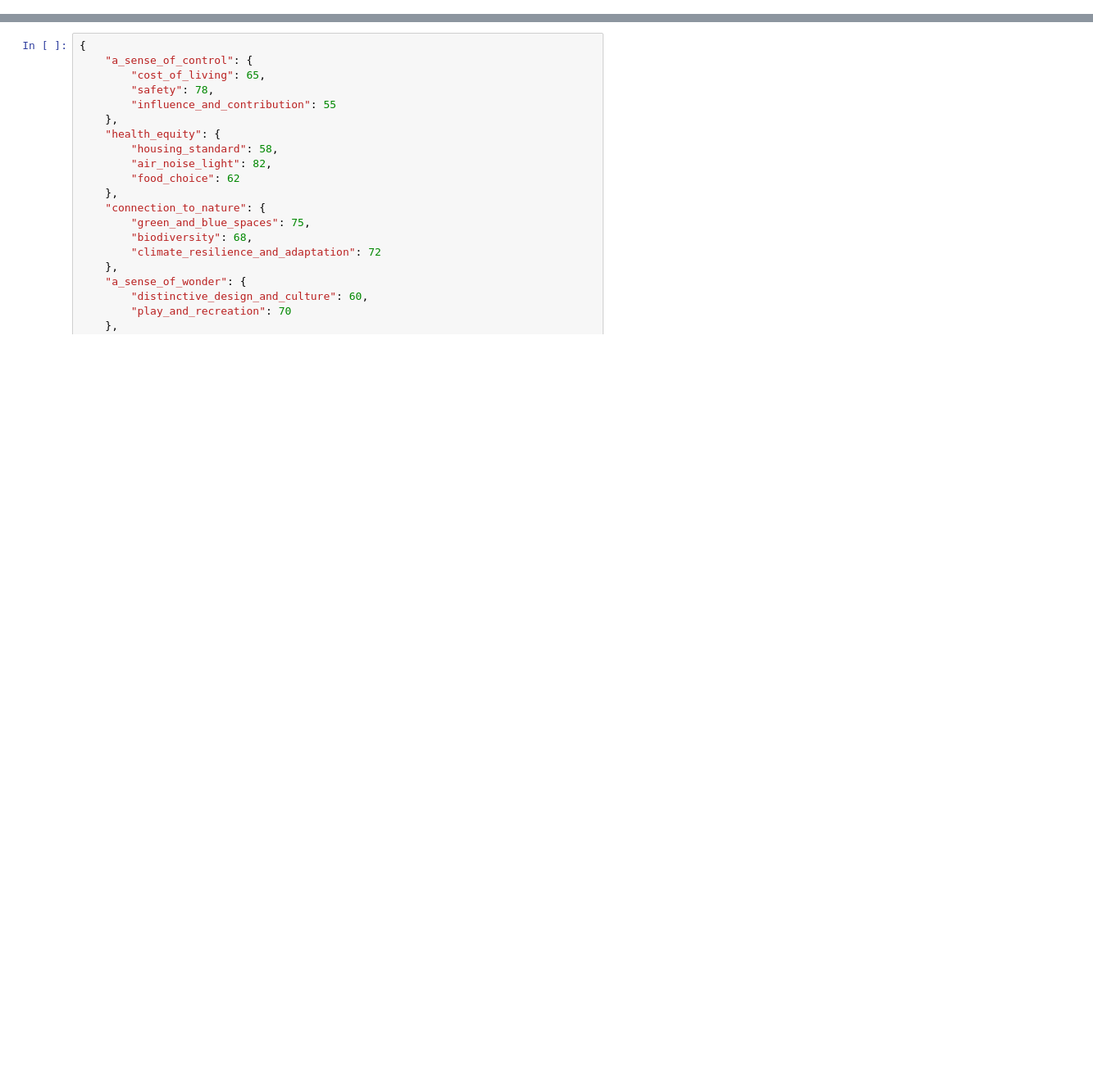
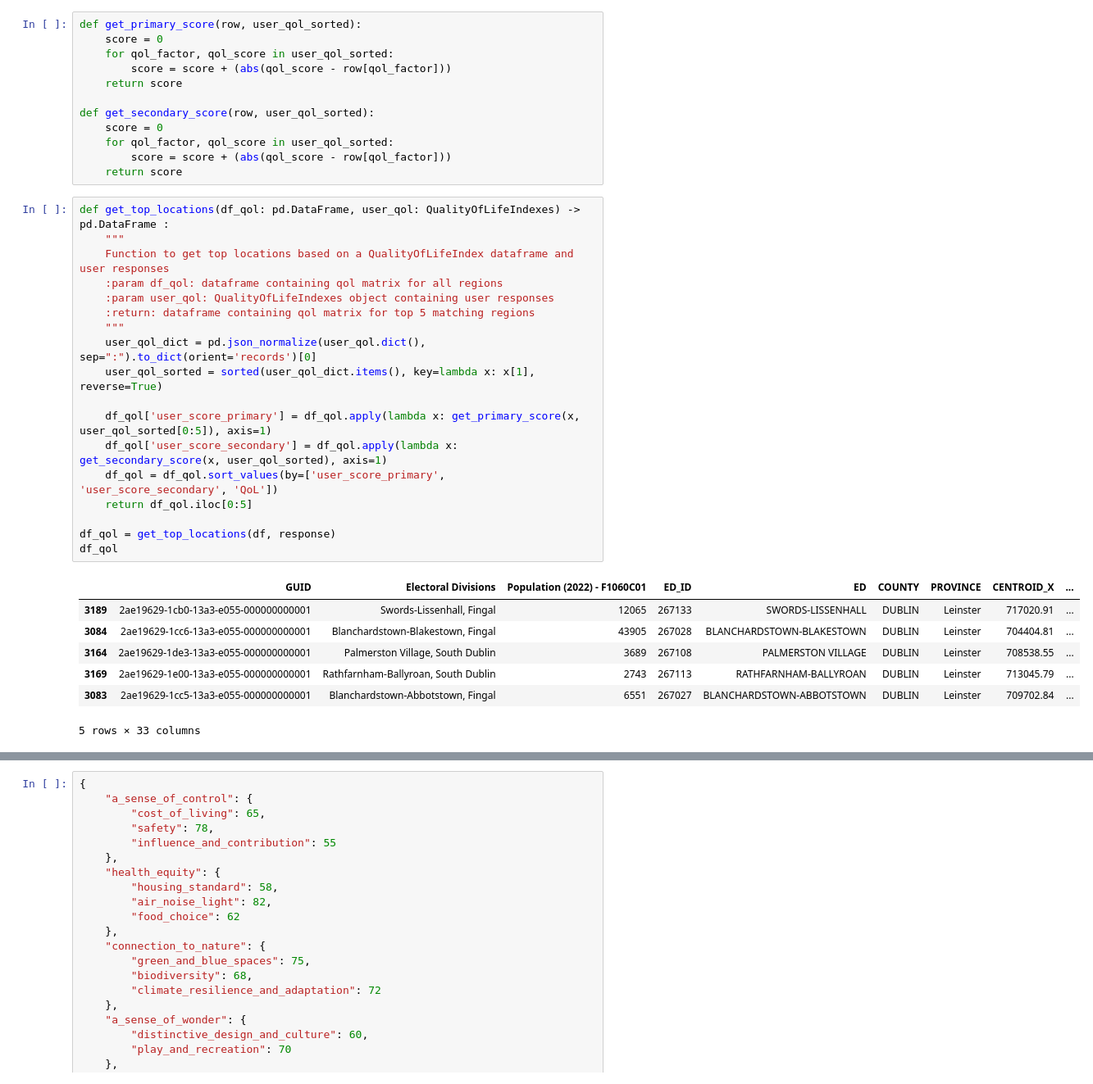
Before and after one commit to krishzinx/housingHackathonTCS, a Jupyter notebook: DatasetCreationOpenAI.ipynb, the cells around one changed output, grey strips where cells are left out. Shown at 82% size. Drawn from its saved outputs; the diff is of its cells as text; blank space fills up the shorter version.

Commit message:
Add vector match algorithm

```diff
--- a/DatasetCreationOpenAI.ipynb
+++ b/DatasetCreationOpenAI.ipynb
@@ -401,0 +53,38 @@ QualityOfLifeIndexes(a_sense_of_control=SenseOfControl(cost_of_living=70, safety
+# %%
+def get_primary_score(row, user_qol_sorted):
+    score = 0
+    for qol_factor, qol_score in user_qol_sorted:
+        score = score + (abs(qol_score - row[qol_factor]))
+    return score
+
+def get_secondary_score(row, user_qol_sorted):
+    score = 0
+    for qol_factor, qol_score in user_qol_sorted:
+        score = score + (abs(qol_score - row[qol_factor]))
+    return score
+# %%
+def get_top_locations(df_qol: pd.DataFrame, user_qol: QualityOfLifeIndexes) -> pd.DataFrame :
+    """
+    Function to get top locations based on a QualityOfLifeIndex dataframe and user responses
+    :param df_qol: dataframe containing qol matrix for all regions
+    :param user_qol: QualityOfLifeIndexes object containing user responses
+    :return: dataframe containing qol matrix for top 5 matching regions
+    """
+    user_qol_dict = pd.json_normalize(user_qol.dict(), sep=":").to_dict(orient='records')[0]
+    user_qol_sorted = sorted(user_qol_dict.items(), key=lambda x: x[1], reverse=True)
+
+    df_qol['user_score_primary'] = df_qol.apply(lambda x: get_primary_score(x, user_qol_sorted[0:5]), axis=1)
+    df_qol['user_score_secondary'] = df_qol.apply(lambda x: get_secondary_score(x, user_qol_sorted), axis=1)
+    df_qol = df_qol.sort_values(by=['user_score_primary', 'user_score_secondary', 'QoL'])
+    return df_qol.iloc[0:5]
+
+df_qol = get_top_locations(df, response)
+df_qol
+# %% [output]
+|  | GUID | Electoral Divisions | Population (2022) - F1060C01 | ED_ID | ED | COUNTY | PROVINCE | CENTROID_X | ... |
+| 3189 | 2ae19629-1cb0-13a3-e055-000000000001 | Swords-Lissenhall, Fingal | 12065 | 267133 | SWORDS-LISSENHALL | DUBLIN | Leinster | 717020.91 | ... |
+| 3084 | 2ae19629-1cc6-13a3-e055-000000000001 | Blanchardstown-Blakestown, Fingal | 43905 | 267028 | BLANCHARDSTOWN-BLAKESTOWN | DUBLIN | Leinster | 704404.81 | ... |
+| 3164 | 2ae19629-1de3-13a3-e055-000000000001 | Palmerston Village, South Dublin | 3689 | 267108 | PALMERSTON VILLAGE | DUBLIN | Leinster | 708538.55 | ... |
+| 3169 | 2ae19629-1e00-13a3-e055-000000000001 | Rathfarnham-Ballyroan, South Dublin | 2743 | 267113 | RATHFARNHAM-BALLYROAN | DUBLIN | Leinster | 713045.79 | ... |
+| 3083 | 2ae19629-1cc5-13a3-e055-000000000001 | Blanchardstown-Abbotstown, Fingal | 6551 | 267027 | BLANCHARDSTOWN-ABBOTSTOWN | DUBLIN | Leinster | 709702.84 | ... |
+5 rows × 33 columns
```
Also changed, not shown: parts of 10 cells of this notebook, 2 other files.
